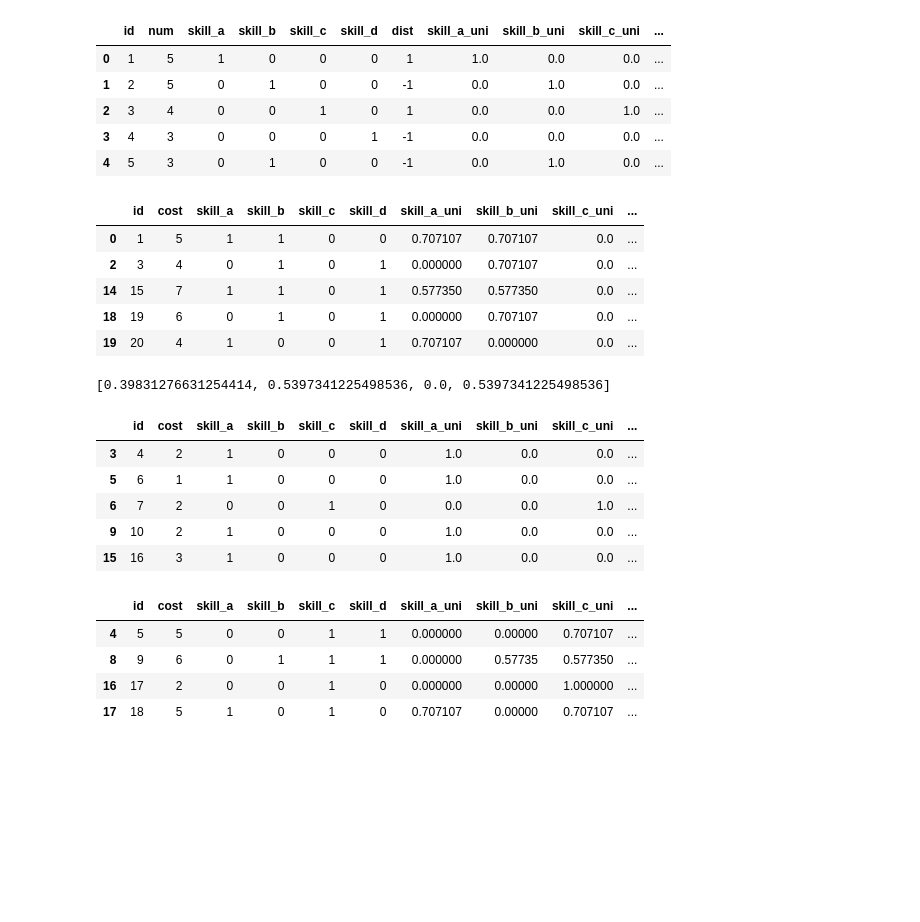
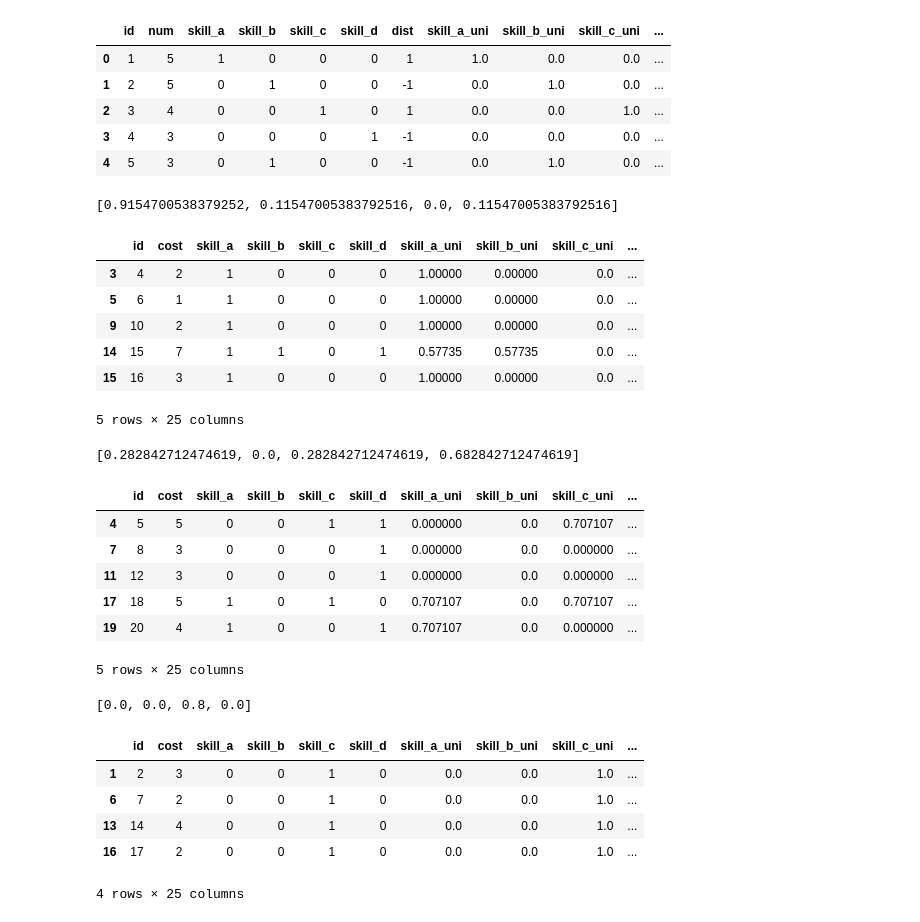
Before and after one commit to kasajei/MathmaticalOptimization, a Jupyter notebook: pupl/04_simple_hr_skill_distributed.ipynb, the cells around one changed output. Cells and saved outputs as stored; diff of their text form; code cells hidden in the pictures; blank space fills up the shorter version.

```diff
--- a/pupl/04_simple_hr_skill_distributed.ipynb
+++ b/pupl/04_simple_hr_skill_distributed.ipynb
@@ -60,7 +76,5 @@ m = LpProblem() # 部署ごとのコストを最小化する
 for i, row in section.iterrows():
     human["section_%d"%row.id] = [LpVariable("v%d_%d"%(row.id,j), cat="Integer", upBound=1, lowBound=0) for j in human.index]
-# %%
-section["dist_v"] = [LpVariable("dist_%d"%(i), cat="Continuous", lowBound=0, upBound=10) for i in section.index]
 # %%
 # 最小化
 cost = None
@@ -74,23 +88,6 @@ for i, row in section.iterrows():
         cost +=  -skill_center * row["skill_"+skill+"_uni"]
     cost += 1 # cos類似度Max
     # 分散を最小化 1=収束、 -1=発散
-    cost += row.dist * row["dist_v"]
+    cost += row.dist * lpDot(human["cos_%d"%row.id], human["section_%d"%row.id])
 
 m+= cost
-# %%
-for index, row in section.iterrows():
-    m += lpSum(human["section_%d"%row.id])==row.num
-    skill_dist = 0
-    for skill in ["a", "b", "c", "d"]:
-        want_skill_center = row["skill_"+skill+"_uni"]
-        skill_center = lpDot(human["skill_"+skill+"_uni"], human["section_%d"%row.id])/row.num
-
-        skill_dist += skill_center - want_skill_center
-
-
-    if row.dist == 1:
-        m+=  -row["dist_v"] <= skill_dist
-        m+=  skill_dist  <= row["dist_v"]
-    else:
-        m+=   skill_dist<= -row["dist_v"]
-        m+=  row["dist_v"]  <= skill_dist
@@ -137,41 +136,49 @@ section
 | 2 | 3 | 4 | 0 | 0 | 1 | 0 | 1 | 0.0 | 0.0 | 1.0 | ... |
 | 3 | 4 | 3 | 0 | 0 | 0 | 1 | -1 | 0.0 | 0.0 | 0.0 | ... |
 | 4 | 5 | 3 | 0 | 1 | 0 | 0 | -1 | 0.0 | 1.0 | 0.0 | ... |
+# %%
+def calc_center(section_num):
+    a,b,c,d = 0,0,0,0
+    for index, row in human[human["section_%d_value"%section_num]==1].iterrows():
+        a += row.skill_a_uni
+        b += row.skill_b_uni
+        c += row.skill_c_uni
+        d += row.skill_d_uni
+    a,b,c,d = a/5, b/5, c/5, d/5
+    print([a,b,c,d])
 # %%
+calc_center(1)
 human[human.section_1_value==1]
 # %% [output]
+[0.9154700538379252, 0.11547005383792516, 0.0, 0.11547005383792516]
 |  | id | cost | skill_a | skill_b | skill_c | skill_d | skill_a_uni | skill_b_uni | skill_c_uni | ... |
-| 0 | 1 | 5 | 1 | 1 | 0 | 0 | 0.707107 | 0.707107 | 0.0 | ... |
-| 2 | 3 | 4 | 0 | 1 | 0 | 1 | 0.000000 | 0.707107 | 0.0 | ... |
-| 14 | 15 | 7 | 1 | 1 | 0 | 1 | 0.577350 | 0.577350 | 0.0 | ... |
-| 18 | 19 | 6 | 0 | 1 | 0 | 1 | 0.000000 | 0.707107 | 0.0 | ... |
-| 19 | 20 | 4 | 1 | 0 | 0 | 1 | 0.707107 | 0.000000 | 0.0 | ... |
+| 3 | 4 | 2 | 1 | 0 | 0 | 0 | 1.00000 | 0.00000 | 0.0 | ... |
+| 5 | 6 | 1 | 1 | 0 | 0 | 0 | 1.00000 | 0.00000 | 0.0 | ... |
+| 9 | 10 | 2 | 1 | 0 | 0 | 0 | 1.00000 | 0.00000 | 0.0 | ... |
+| 14 | 15 | 7 | 1 | 1 | 0 | 1 | 0.57735 | 0.57735 | 0.0 | ... |
+| 15 | 16 | 3 | 1 | 0 | 0 | 0 | 1.00000 | 0.00000 | 0.0 | ... |
+5 rows × 25 columns
-# %%
-a,b,c,d = 0,0,0,0
-for index, row in human[human.section_1_value==1].iterrows():
-    a += row.skill_a_uni
-    b += row.skill_b_uni
-    c += row.skill_c_uni
-    d += row.skill_d_uni
-a,b,c,d = a/5, b/5, c/5, d/5
-print([a,b,c,d])
-# %% [output]
-[0.39831276631254414, 0.5397341225498536, 0.0, 0.5397341225498536]
 # %%
+calc_center(2)
 human[human.section_2_value==1]
 # %% [output]
+[0.282842712474619, 0.0, 0.282842712474619, 0.682842712474619]
 |  | id | cost | skill_a | skill_b | skill_c | skill_d | skill_a_uni | skill_b_uni | skill_c_uni | ... |
-| 3 | 4 | 2 | 1 | 0 | 0 | 0 | 1.0 | 0.0 | 0.0 | ... |
-| 5 | 6 | 1 | 1 | 0 | 0 | 0 | 1.0 | 0.0 | 0.0 | ... |
-| 6 | 7 | 2 | 0 | 0 | 1 | 0 | 0.0 | 0.0 | 1.0 | ... |
-| 9 | 10 | 2 | 1 | 0 | 0 | 0 | 1.0 | 0.0 | 0.0 | ... |
-| 15 | 16 | 3 | 1 | 0 | 0 | 0 | 1.0 | 0.0 | 0.0 | ... |
+| 4 | 5 | 5 | 0 | 0 | 1 | 1 | 0.000000 | 0.0 | 0.707107 | ... |
+| 7 | 8 | 3 | 0 | 0 | 0 | 1 | 0.000000 | 0.0 | 0.000000 | ... |
+| 11 | 12 | 3 | 0 | 0 | 0 | 1 | 0.000000 | 0.0 | 0.000000 | ... |
+| 17 | 18 | 5 | 1 | 0 | 1 | 0 | 0.707107 | 0.0 | 0.707107 | ... |
+| 19 | 20 | 4 | 1 | 0 | 0 | 1 | 0.707107 | 0.0 | 0.000000 | ... |
+5 rows × 25 columns
 # %%
+calc_center(3)
 human[human.section_3_value==1]
 # %% [output]
+[0.0, 0.0, 0.8, 0.0]
 |  | id | cost | skill_a | skill_b | skill_c | skill_d | skill_a_uni | skill_b_uni | skill_c_uni | ... |
-| 4 | 5 | 5 | 0 | 0 | 1 | 1 | 0.000000 | 0.00000 | 0.707107 | ... |
-| 8 | 9 | 6 | 0 | 1 | 1 | 1 | 0.000000 | 0.57735 | 0.577350 | ... |
-| 16 | 17 | 2 | 0 | 0 | 1 | 0 | 0.000000 | 0.00000 | 1.000000 | ... |
-| 17 | 18 | 5 | 1 | 0 | 1 | 0 | 0.707107 | 0.00000 | 0.707107 | ... |
+| 1 | 2 | 3 | 0 | 0 | 1 | 0 | 0.0 | 0.0 | 1.0 | ... |
+| 6 | 7 | 2 | 0 | 0 | 1 | 0 | 0.0 | 0.0 | 1.0 | ... |
+| 13 | 14 | 4 | 0 | 0 | 1 | 0 | 0.0 | 0.0 | 1.0 | ... |
+| 16 | 17 | 2 | 0 | 0 | 1 | 0 | 0.0 | 0.0 | 1.0 | ... |
+4 rows × 25 columns
 # %%
```
Also changed, not shown: parts of 8 cells of this notebook.
